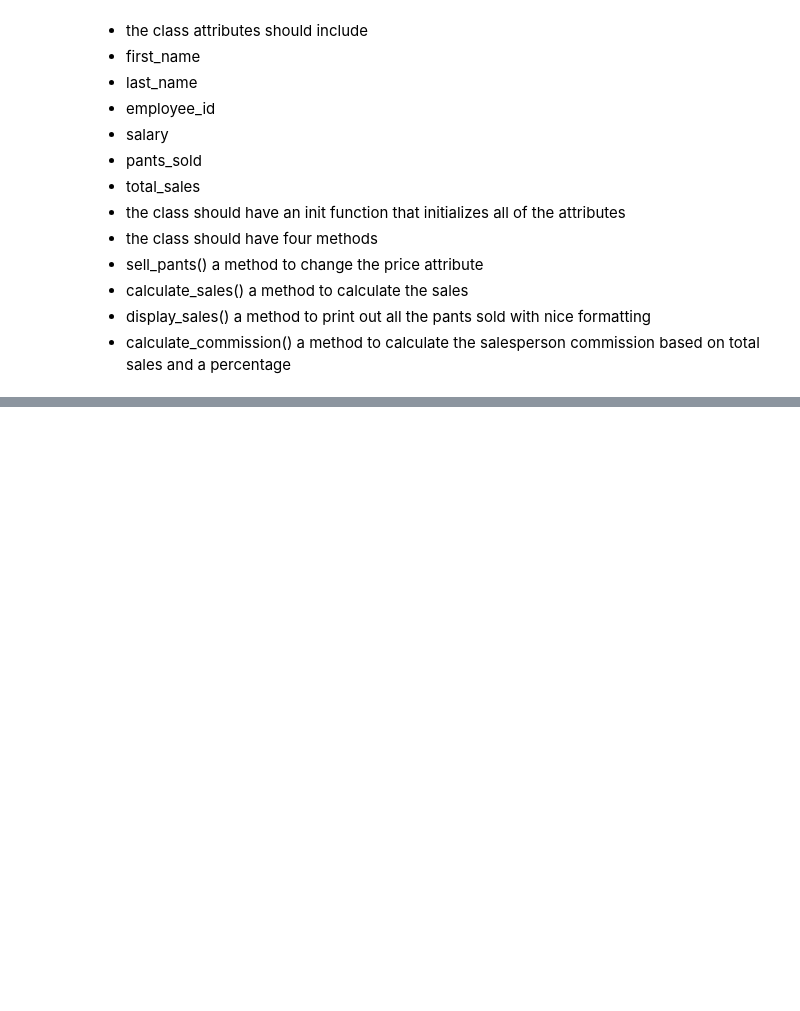
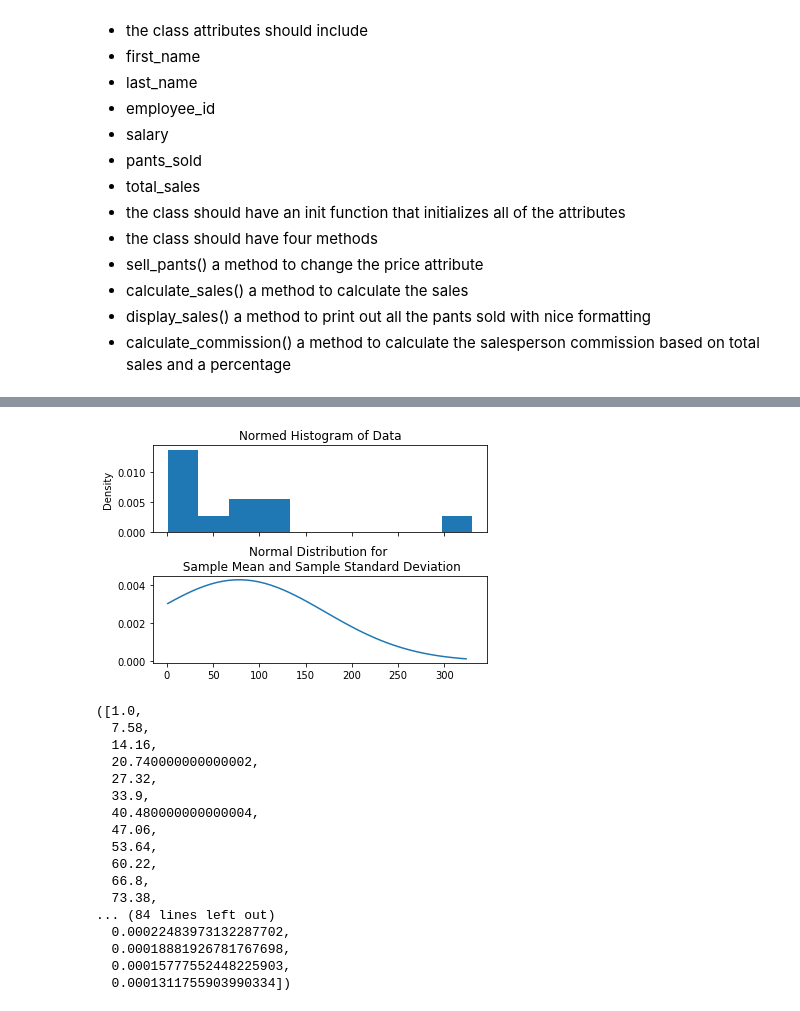
Before and after one commit to kevinlwebb/Nanodegrees, a Jupyter notebook: Data Scientist for Enterprise/2 - Software Engineering/2.4 Introduction ot Object Oriented Programming.ipynb, the cells around one changed output, grey strips where cells are left out. Saved outputs shown, nothing was run; the diff lists cells and outputs as text; code cells hidden in the pictures; blank space fills up the shorter version.

```diff
--- a/Data Scientist for Enterprise/2 - Software Engineering/2.4 Introduction ot Object Oriented Programming.ipynb
+++ b/Data Scientist for Enterprise/2 - Software Engineering/2.4 Introduction ot Object Oriented Programming.ipynb
@@ -356,0 +887,23 @@ Write a SalesPerson class with the following characteristics:
+# %%
+gaussian = Gaussian(25, 2)
+gaussian.read_data_file('data/numbers.txt', True)
+gaussian.plot_histogram_pdf()
+# %% [output]
+[figure, added]
+([1.0,
+  7.58,
+  14.16,
+  20.740000000000002,
+  27.32,
+  33.9,
+  40.480000000000004,
+  47.06,
+  53.64,
+  60.22,
+  66.8,
+  73.38,
+... (84 lines left out)
+  0.00022483973132287702,
+  0.00018881926781767698,
+  0.00015777552448225903,
+  0.0001311755903990334])
```
Also changed, not shown: parts of 33 cells of this notebook, 16 other files.
